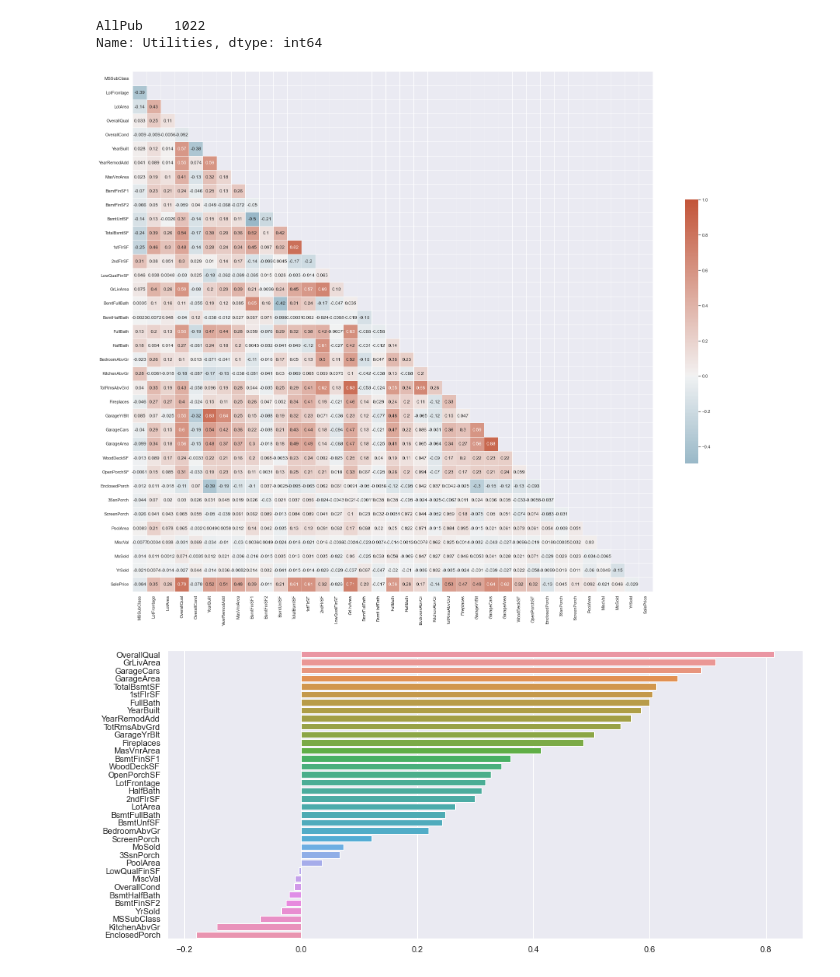
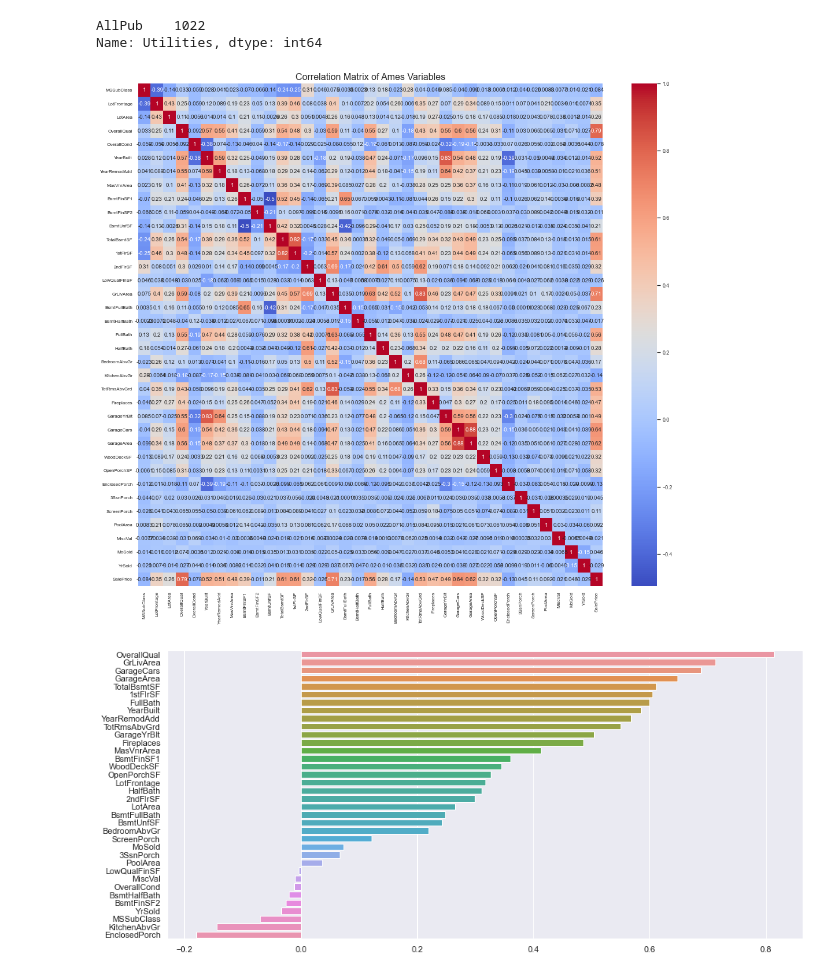
Before and after one commit to Altair200333/ML_tasks, a Jupyter notebook: task4/analize_data.ipynb, the cells around one changed output. Saved outputs shown, nothing was run; the diff lists cells and outputs as text; code cells hidden in the pictures.

```diff
--- a/task4/analize_data.ipynb
+++ b/task4/analize_data.ipynb
@@ -104,18 +105,17 @@ X_train.loc[:,"Utilities"].value_counts()
 # %% [output]
 AllPub    1022
 Name: Utilities, dtype: int64
-# %%
-# Correlation Matrix
-
-f, ax = plt.subplots(figsize=(30, 25))
-mat = data.corr('pearson')
-mask = np.triu(np.ones_like(mat, dtype=bool))
-cmap = sns.diverging_palette(230, 20, as_cmap=True)
-sns.heatmap(mat, mask=mask, cmap=cmap, vmax=1, center=0, annot = True,
-            square=True, linewidths=.5, cbar_kws={"shrink": .5})
-plt.show()
-# %% [output]
-[figure, removed]
+# %%
+fig, ax = plt.subplots(figsize=(18, 16))
+
+sns.set(font_scale=0.8)
+sns.heatmap(data.corr(), annot=True, cmap='coolwarm', ax=ax)
+ax.set_title("Correlation Matrix of Ames Variables", fontsize=16)
+ax.set_xticklabels(ax.get_xmajorticklabels(), fontsize=8)
+ax.set_yticklabels(ax.get_ymajorticklabels(), fontsize=8)
+plt.show()
+# %% [output]
+[figure, added]
 # %%
 numeric_data = X_train.select_dtypes([np.number])
 
```
Also changed, not shown: parts of 9 cells of this notebook, 3 other files.
